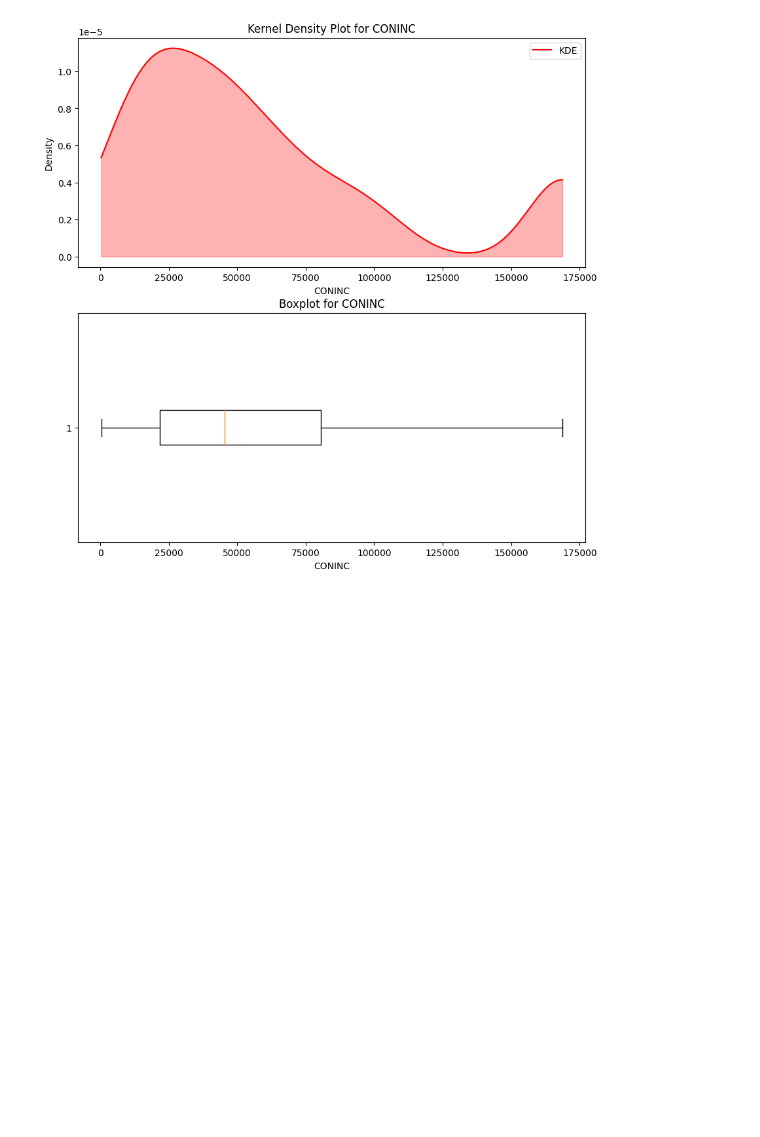
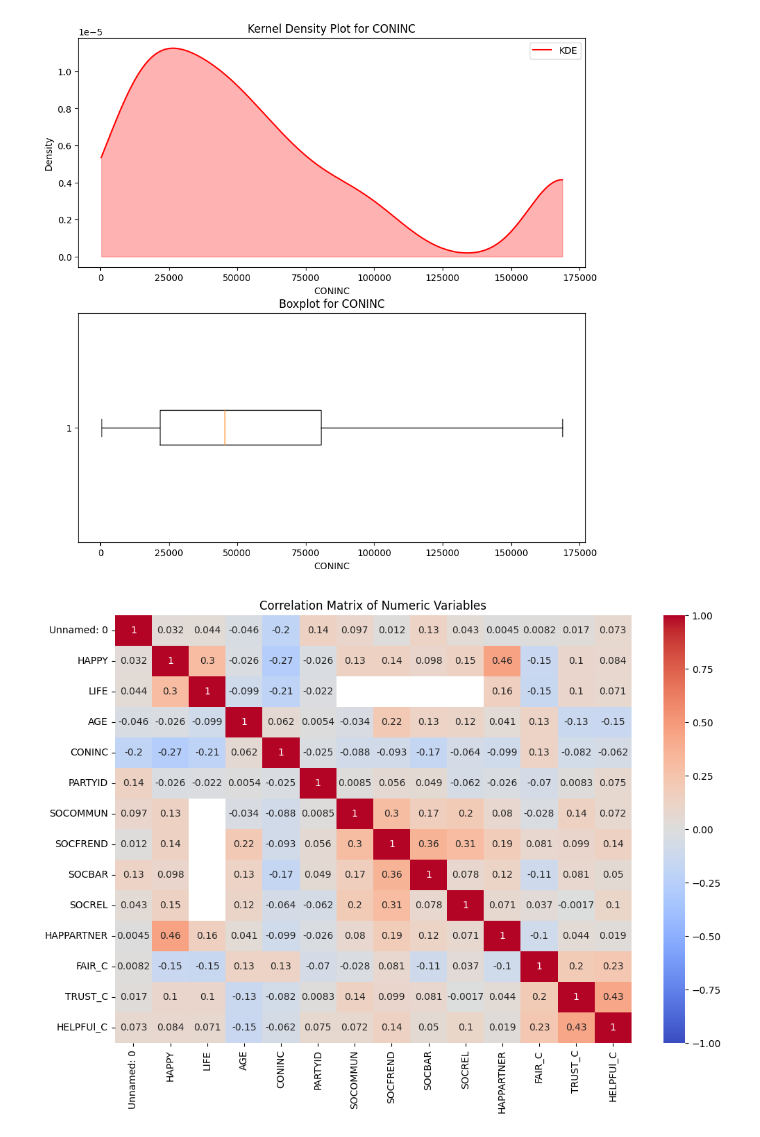
Before and after one commit to DS3001/group16, a Jupyter notebook: eda.ipynb, the cells around one changed output. Drawn from its saved outputs; the diff is of its cells as text; code cells hidden in the pictures; blank space fills up the shorter version.

Commit message:
correlations and cross-tabs

```diff
--- a/eda.ipynb
+++ b/eda.ipynb
@@ -116,3 +116,19 @@ ax[1].set_xlabel('CONINC')
 plt.show()
 # %% [output]
 [figure]
+# %%
+# drop non-numeric columns
+non_numeric_columns = df.select_dtypes(exclude='number').columns
+numeric_data = df.drop(columns=non_numeric_columns)
+
+# compute the correlation matrix
+correlation_matrix = numeric_data.corr()
+
+# generate a heatmap to visualize the correlation matrix
+plt.figure(figsize=(12, 8))
+sns.heatmap(correlation_matrix, annot=True, cmap="coolwarm", vmin=-1, vmax=1)
+plt.title("Correlation Matrix of Numeric Variables")
+
+plt.show()
+# %% [output]
+[figure, added]
```
Also changed, not shown: parts of 2 cells of this notebook.
